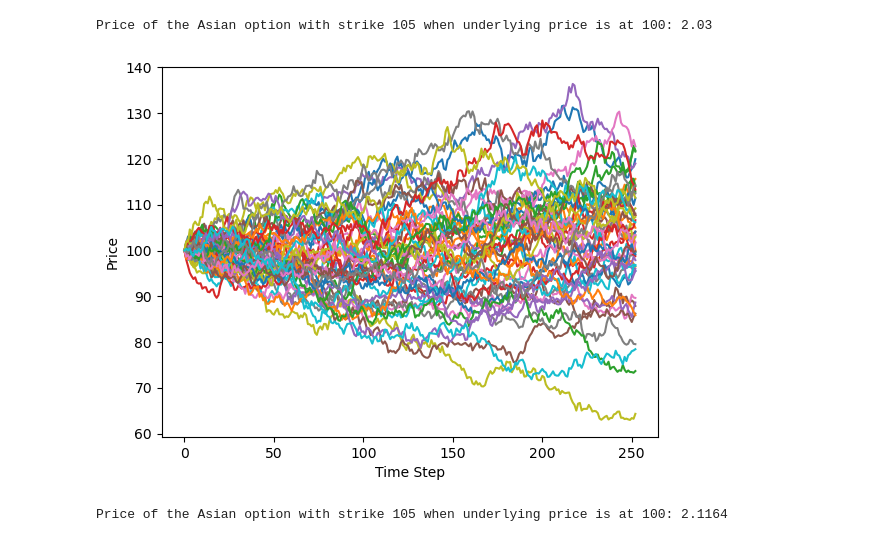
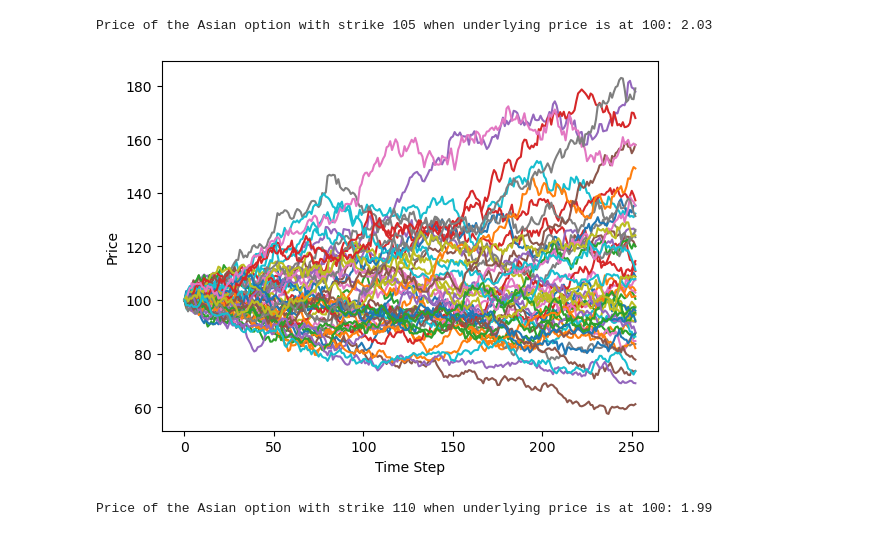
Before and after one commit to RitvikRajBhushan/Practice_Concepts, a Jupyter notebook: Option_Pricer_Comparison.ipynb, the cells around one changed output. Saved outputs shown, nothing was run; the diff lists cells and outputs as text; code cells hidden in the pictures.

```diff
--- a/Option_Pricer_Comparison.ipynb
+++ b/Option_Pricer_Comparison.ipynb
@@ -105,35 +105,35 @@ Price of the Asian option with strike 105 when underlying price is at 100: 2.03
 # %%
 import numpy as np
 import matplotlib.pyplot as plt
 
-rng=np.random.default_rng(1234)
+rng=np.random.default_rng(12345)
 
 def mc_asian_arith_call_vectorized(S0,K,r,sigma,T,M,N):
     Z=rng.normal(0,1,(N,M))
     S_t=np.zeros((N,M+1))
     S_t[:,0]=S0
     dT=T/M
 
     drift=(r-(0.5*sigma**2))*dT
     vol=sigma*np.sqrt(dT)
     log_path=drift+vol*Z
     log_returns=np.cumsum(log_path,axis=1)
     S_t[:,1:]=S0*np.exp(log_returns)
 
     avg_price=S_t.mean(axis=1)
     payoff=np.maximum(avg_price-K,0.0)
     disc_payoff=np.exp(-r*T) * payoff
     price=np.mean(disc_payoff)
 
     plt.plot(S_t[:50,].T)
     plt.xlabel("Time Step")
     plt.ylabel("Price")
     plt.show()
 
     return price
 
-price_asian=mc_asian_arith_call_vectorized(100,105,.03,.15,1,252,10000)
-print(f"Price of the Asian option with strike 105 when underlying price is at 100: {price_asian :.4f}")
+price_asian=mc_asian_arith_call_vectorized(100,110,.05,.20,1,252,100000)
+print(f"Price of the Asian option with strike 110 when underlying price is at 100: {price_asian :.2f}")
 # %% [output]
-[figure, old version]
+[figure, new version]
-Price of the Asian option with strike 105 when underlying price is at 100: 2.1164
+Price of the Asian option with strike 110 when underlying price is at 100: 1.99
```
Also changed, not shown: parts of 1 cell of this notebook.
